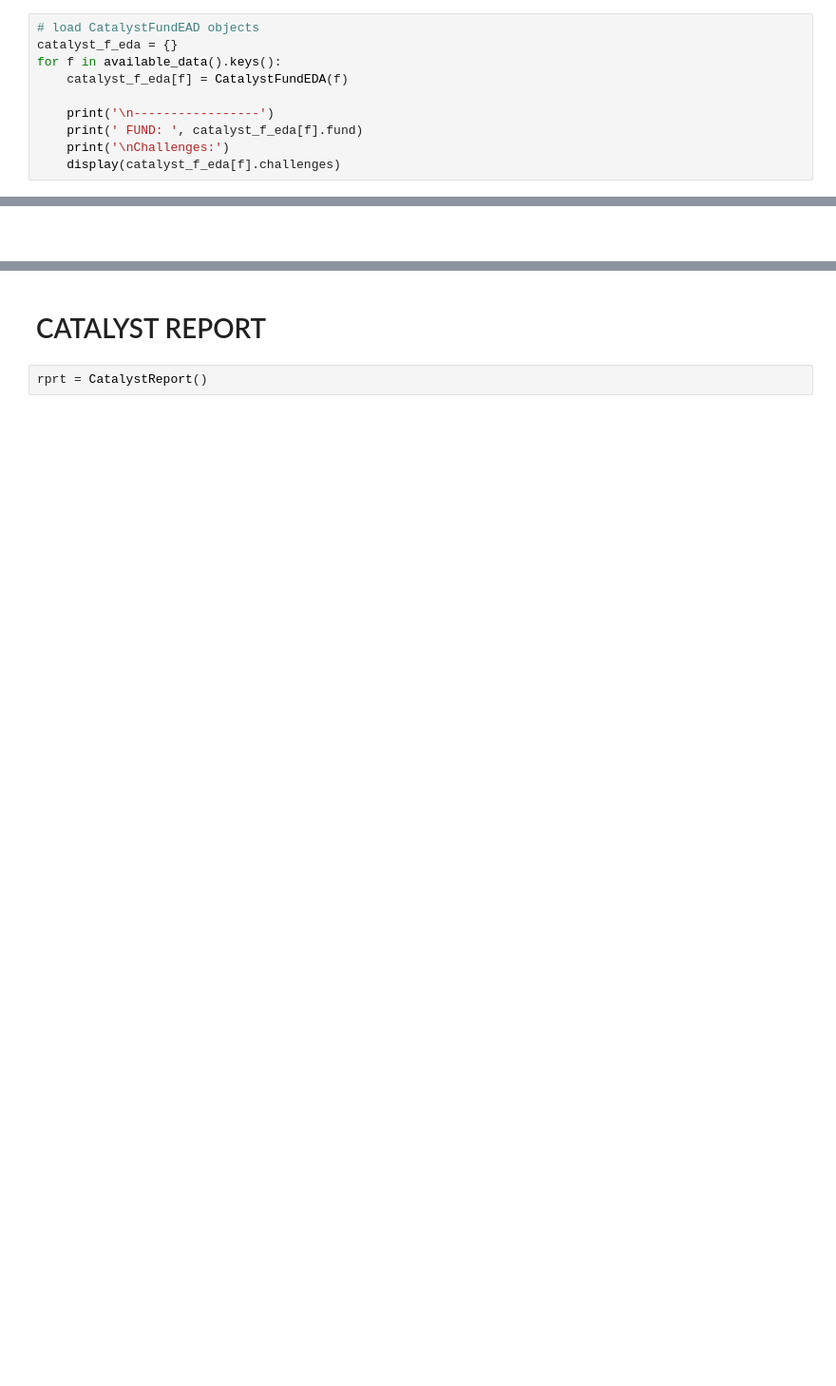
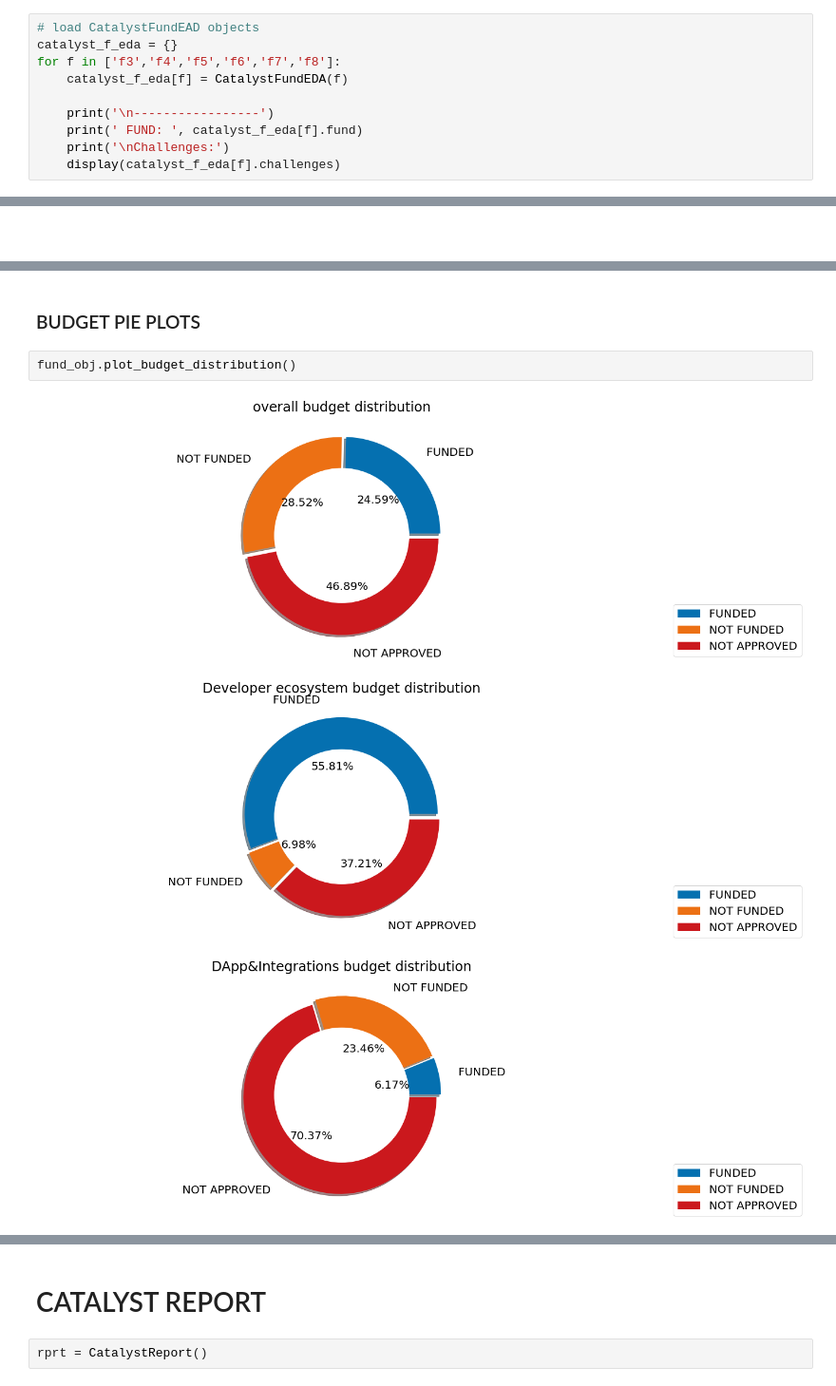
Before and after one commit to jbmattos/CatalystReport, a Jupyter notebook: report_setup.ipynb, the cells around one changed output, grey strips where cells are left out. Shown at 95% size. Drawn from its saved outputs; the diff is of its cells as text; blank space fills up the shorter version.

Commit message:
added CatalystFundEAD voting-results plots

```diff
--- a/report_setup.ipynb
+++ b/report_setup.ipynb
@@ -25,7 +25,7 @@ palette_status = {"FUNDED": '#0570b0', # blue
 # %%
 # load CatalystFundEAD objects
 catalyst_f_eda = {}
-for f in available_data().keys():
+for f in ['f3','f4','f5','f6','f7','f8']:
     catalyst_f_eda[f] = CatalystFundEDA(f)
 
     print('\n-----------------')
@@ -108,0 +216,8 @@ fund_obj.plot_lm(x_feat, y_feat, fit_reg)
+# %% [markdown]
+### BUDGET PIE PLOTS
+# %%
+fund_obj.plot_budget_distribution()
+# %% [output]
+[figure, added]
+[figure, added]
+[figure, added]
```
Also changed, not shown: parts of 28 cells of this notebook, 4 other files.
